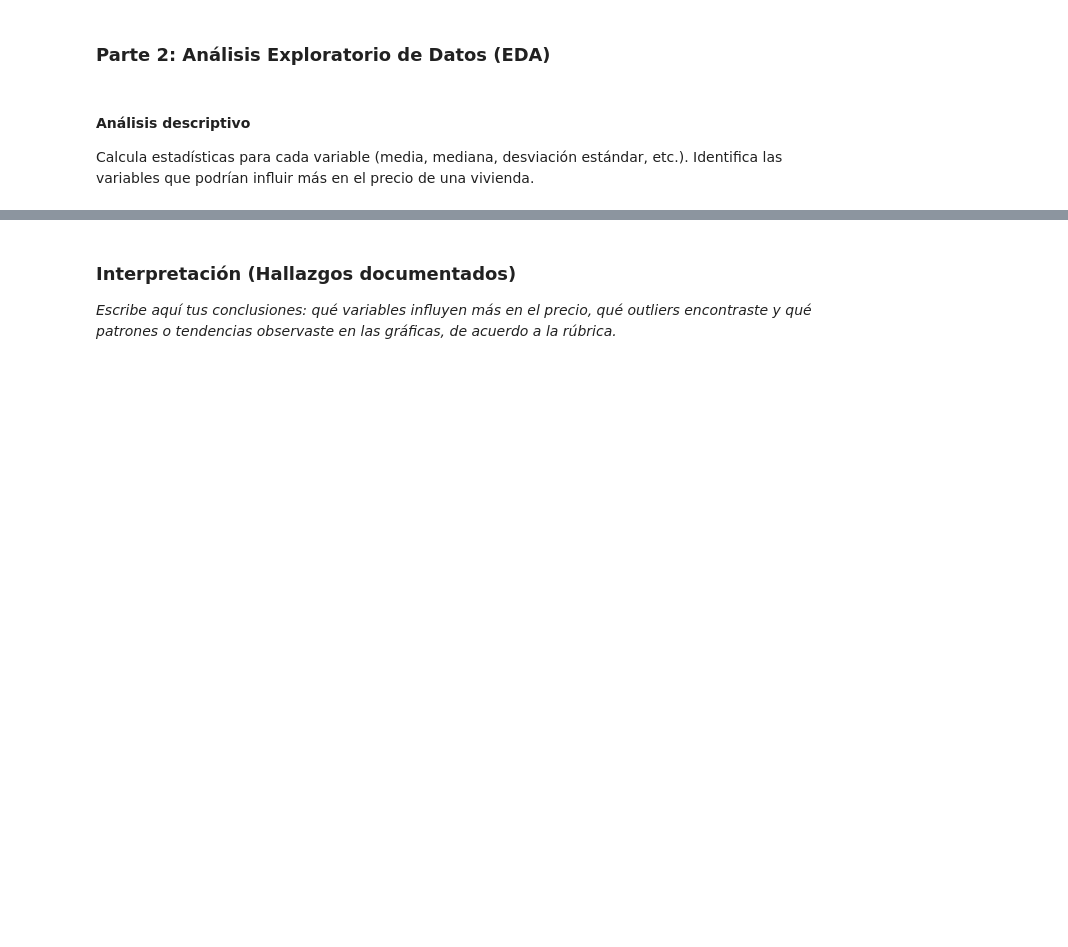
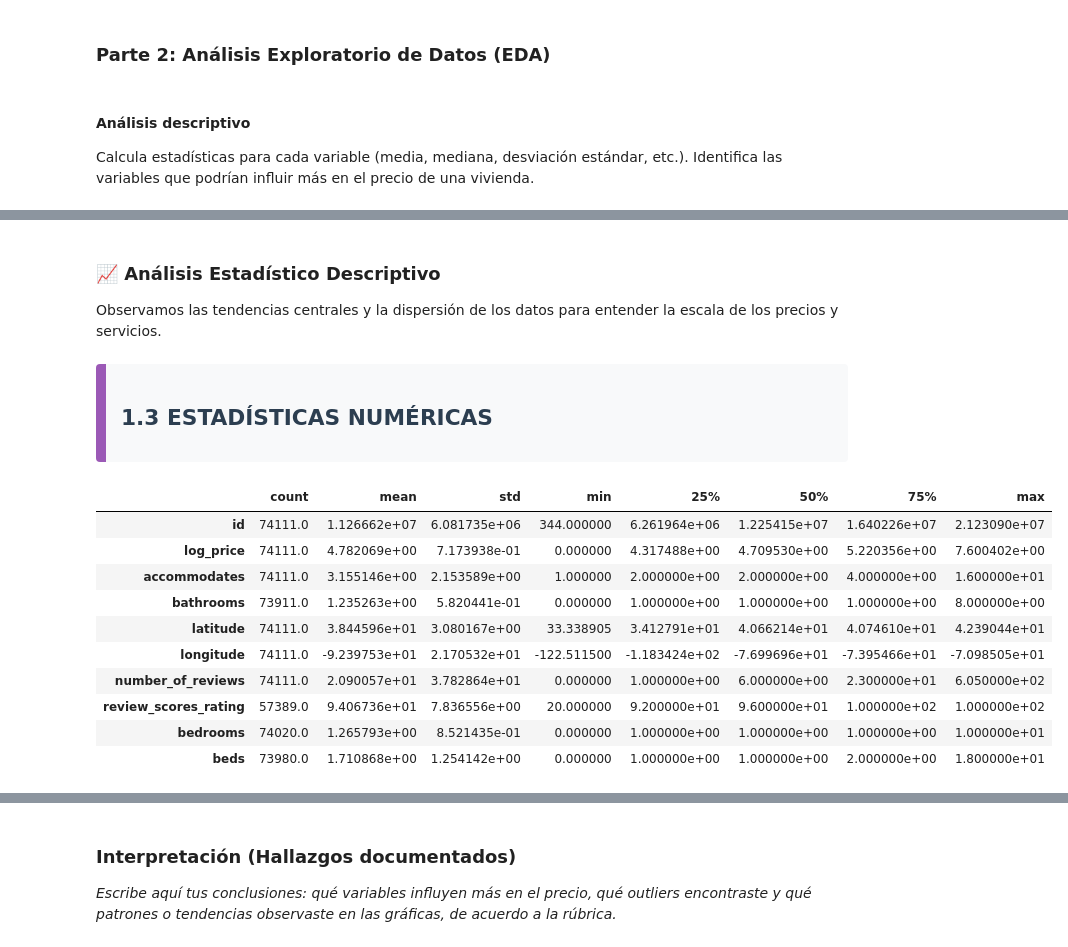
Before and after one commit to riosisraelg/LSTI2309, a Jupyter notebook: Semana3/import.ipynb, the cells around one changed output, grey strips where cells are left out. Cells and saved outputs as stored; diff of their text form; code cells hidden in the pictures; blank space fills up the shorter version.

```diff
--- a/Semana3/import.ipynb
+++ b/Semana3/import.ipynb
@@ -7,7 +11,21 @@ import numpy as np
 import matplotlib.pyplot as plt
 import seaborn as sns
 from scipy import stats
+from IPython.display import display, HTML
 
-# Configuración del estilo de visualizaciones
+# Configuración de estilos visuales
 sns.set_theme(style="whitegrid")
-plt.rcParams['figure.figsize'] = (10, 6)
+plt.rcParams['figure.figsize'] = (12, 6)
+
+# Función utilitaria para encabezados coloridos y visibles
+def mostrar_titulo(texto, color="#2c3e50", subrayado="#3498db"):
+    """Muestra un título elegante usando HTML para mejorar la legibilidad del análisis."""
+    display(HTML(f"""
+        <div style='border-left: 10px solid {subrayado};
+                    background-color: #f8f9fa;
+                    padding: 15px;
+                    margin: 20px 0;
+                    border-radius: 4px;'>
+            <h2 style='color: {color}; margin: 0; font-family: Segoe UI, Arial, sans-serif;'>{texto}</h2>
+        </div>
+    """))
@@ -16,12 +32,12 @@ ModuleNotFoundError: No module named 'scipy'
 # %%
 # Carga de la base de datos
-# Nota: Asegúrate de tener descargado el dataset de Kaggle en la carpeta 'Datos'
 ruta_archivo = 'train.csv'
 
 try:
     df = pd.read_csv(ruta_archivo)
-    print("Datos cargados correctamente. Explorando las primeras 5 filas:")
+    mostrar_titulo("Datos cargados exitosamente", color="#1e8449", subrayado="#2ecc71")
+    print(f"El dataset contiene {df.shape[0]} registros y {df.shape[1]} columnas.")
     display(df.head())
 except FileNotFoundError:
-    print(f"El archivo no se encuentra en la ruta: {ruta_archivo}\nRevisa que la carpeta Datos/ exista y contenga el archivo descargado de Kaggle.")
+    print("Error: No se encontró el archivo train.csv")
 # %% [output]
@@ -449,0 +95,19 @@ Data columns (total 29 columns):
+# %% [markdown]
+### 📈 Análisis Estadístico Descriptivo
+Observamos las tendencias centrales y la dispersión de los datos para entender la escala de los precios y servicios.
+# %%
+mostrar_titulo("1.3 ESTADÍSTICAS NUMÉRICAS", subrayado="#9b59b6")
+display(df.describe().T)
+# %% [output]
+1.3 ESTADÍSTICAS NUMÉRICAS
+|  | count | mean | std | min | 25% | 50% | 75% | max |
+| id | 74111.0 | 1.126662e+07 | 6.081735e+06 | 344.000000 | 6.261964e+06 | 1.225415e+07 | 1.640226e+07 | 2.123090e+07 |
+| log_price | 74111.0 | 4.782069e+00 | 7.173938e-01 | 0.000000 | 4.317488e+00 | 4.709530e+00 | 5.220356e+00 | 7.600402e+00 |
+| accommodates | 74111.0 | 3.155146e+00 | 2.153589e+00 | 1.000000 | 2.000000e+00 | 2.000000e+00 | 4.000000e+00 | 1.600000e+01 |
+| bathrooms | 73911.0 | 1.235263e+00 | 5.820441e-01 | 0.000000 | 1.000000e+00 | 1.000000e+00 | 1.000000e+00 | 8.000000e+00 |
+| latitude | 74111.0 | 3.844596e+01 | 3.080167e+00 | 33.338905 | 3.412791e+01 | 4.066214e+01 | 4.074610e+01 | 4.239044e+01 |
+| longitude | 74111.0 | -9.239753e+01 | 2.170532e+01 | -122.511500 | -1.183424e+02 | -7.699696e+01 | -7.395466e+01 | -7.098505e+01 |
+| number_of_reviews | 74111.0 | 2.090057e+01 | 3.782864e+01 | 0.000000 | 1.000000e+00 | 6.000000e+00 | 2.300000e+01 | 6.050000e+02 |
+| review_scores_rating | 57389.0 | 9.406736e+01 | 7.836556e+00 | 20.000000 | 9.200000e+01 | 9.600000e+01 | 1.000000e+02 | 1.000000e+02 |
+| bedrooms | 74020.0 | 1.265793e+00 | 8.521435e-01 | 0.000000 | 1.000000e+00 | 1.000000e+00 | 1.000000e+00 | 1.000000e+01 |
+| beds | 73980.0 | 1.710868e+00 | 1.254142e+00 | 0.000000 | 1.000000e+00 | 1.000000e+00 | 2.000000e+00 | 1.800000e+01 |
```
Also changed, not shown: parts of 15 cells of this notebook.
